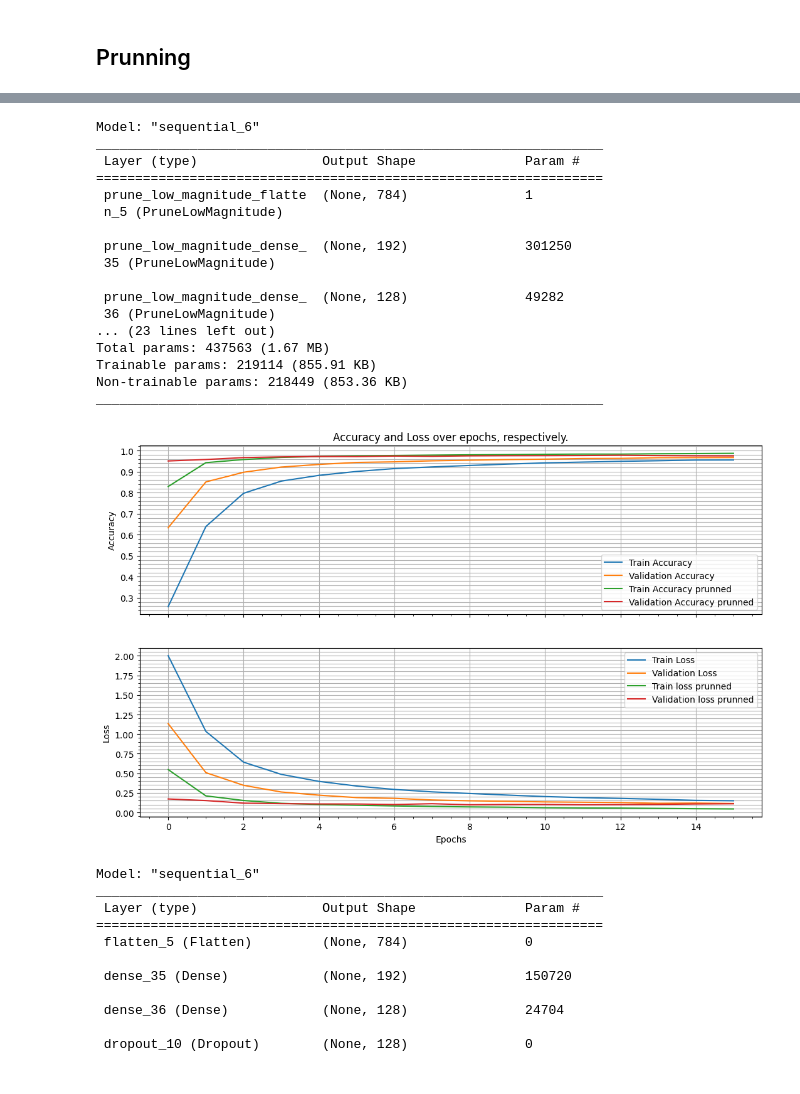
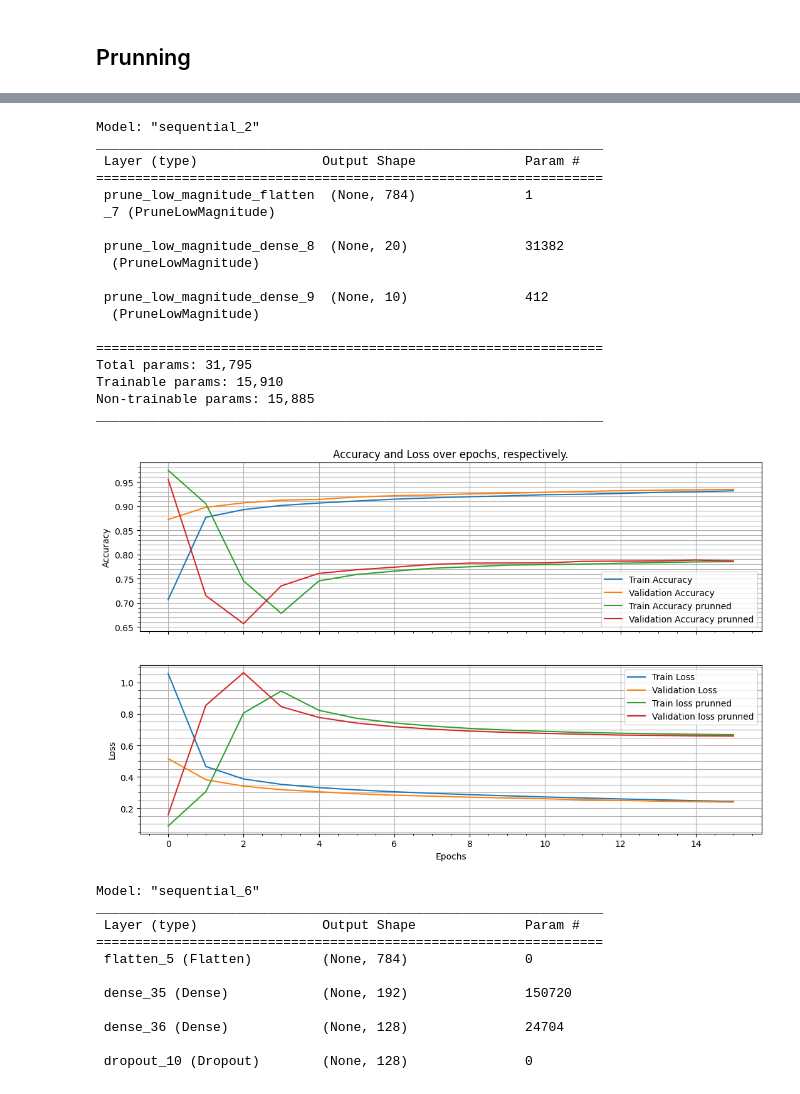
Before and after one commit to leomendu/ML_FPGA_UNMdP, a Jupyter notebook: labs/02-Compression.ipynb, the cells around one changed output, grey strips where cells are left out. Drawn from its saved outputs; the diff is of its cells as text; code cells hidden in the pictures.

```diff
--- a/labs/02-Compression.ipynb
+++ b/labs/02-Compression.ipynb
@@ -42,12 +48,7 @@ n_classes = 10
 
 model = tf.keras.models.Sequential([
     tf.keras.layers.Flatten(input_shape=(w, h)),
-    tf.keras.layers.Dense(100, activation='relu'),
-    tf.keras.layers.Dropout(0.1),
-    tf.keras.layers.Dense(50, activation='relu'),
-    tf.keras.layers.Dropout(0.1),
     tf.keras.layers.Dense(20, activation='relu'),
-    tf.keras.layers.Dropout(0.1),
     tf.keras.layers.Dense(n_classes, activation='softmax')
 ])
 
@@ -94,7 +95,7 @@ metrics = ['accuracy']
 batch = 64
 val_split = 0.2
 
-final_sparsity = 0.6
+final_sparsity = 0.9
 
 pruning_params = {
                 'pruning_schedule': tfmot.sparsity.keras.PolynomialDecay(
@@ -140,57 +141,62 @@ Epoch 16/16
 # %%
 modelP.summary()
 # %% [output]
-Model: "sequential_6"
+Model: "sequential_2"
 _________________________________________________________________
  Layer (type)                Output Shape              Param #
 =================================================================
- prune_low_magnitude_flatte  (None, 784)               1
- n_5 (PruneLowMagnitude)
+ prune_low_magnitude_flatten  (None, 784)              1
+ _7 (PruneLowMagnitude)
 
- prune_low_magnitude_dense_  (None, 192)               301250
- 35 (PruneLowMagnitude)
+ prune_low_magnitude_dense_8  (None, 20)               31382
+  (PruneLowMagnitude)
 
- prune_low_magnitude_dense_  (None, 128)               49282
- 36 (PruneLowMagnitude)
-... (23 lines left out)
-Total params: 437563 (1.67 MB)
-Trainable params: 219114 (855.91 KB)
-Non-trainable params: 218449 (853.36 KB)
+ prune_low_magnitude_dense_9  (None, 10)               412
+  (PruneLowMagnitude)
+
+=================================================================
+Total params: 31,795
+Trainable params: 15,910
+Non-trainable params: 15,885
 _________________________________________________________________
 # %%
 # Plot accuracy and loss over epochs
 ax1 = plt.subplot(211)
 ax1.plot(history.history['accuracy'], label='Train Accuracy')
 ax1.plot(history.history['val_accuracy'], label='Validation Accuracy')
 ax1.plot(historyP.history['accuracy'], label='Train Accuracy prunned')
 ax1.plot(historyP.history['val_accuracy'], label='Validation Accuracy prunned')
 ax1.minorticks_on()
 ax1.tick_params('x', labelbottom=False)
 ax1.grid(visible=True, which='both', axis='y')
 ax1.grid(visible=True, which='Major', axis='x')
 ax1.set_ylabel('Accuracy')
 ax1.set_title('Accuracy and Loss over epochs, respectively.')
 ax1.legend()
 
 ax2 = plt.subplot(212)
 ax2.plot(history.history['loss'], label='Train Loss')
 ax2.plot(history.history['val_loss'], label='Validation Loss')
 ax2.plot(historyP.history['loss'], label='Train loss prunned')
 ax2.plot(historyP.history['val_loss'], label='Validation loss prunned')
 ax2.minorticks_on()
 ax2.grid(visible=True, which='both', axis='y')
 ax2.grid(visible=True, which='Major', axis='x')
 ax2.set_xlabel('Epochs')
 ax2.set_ylabel('Loss')
 ax2.legend()
 
 fig = plt.gcf()
 fig.set_size_inches(1280/fig.dpi, 768/fig.dpi)
-plt.savefig("../img/Compression_acc_n_loss_iter-" + str(iter) + ".png", bbox_inches='tight')
+
+fname = "../img/compression/prun_accy_n_loss__i" + str(iter)
+fname += "__n_layers-1"
+fname += "__sparse-" + str(final_sparsity)
+plt.savefig(fname + ".png", bbox_inches='tight')
 
 plt.show()
 # %% [output]
-[figure, old version]
+[figure, new version]
 # %%
 modelP_stripped = strip_pruning(modelP)
 
```
Also changed, not shown: parts of 45 cells of this notebook, 31 other files.
